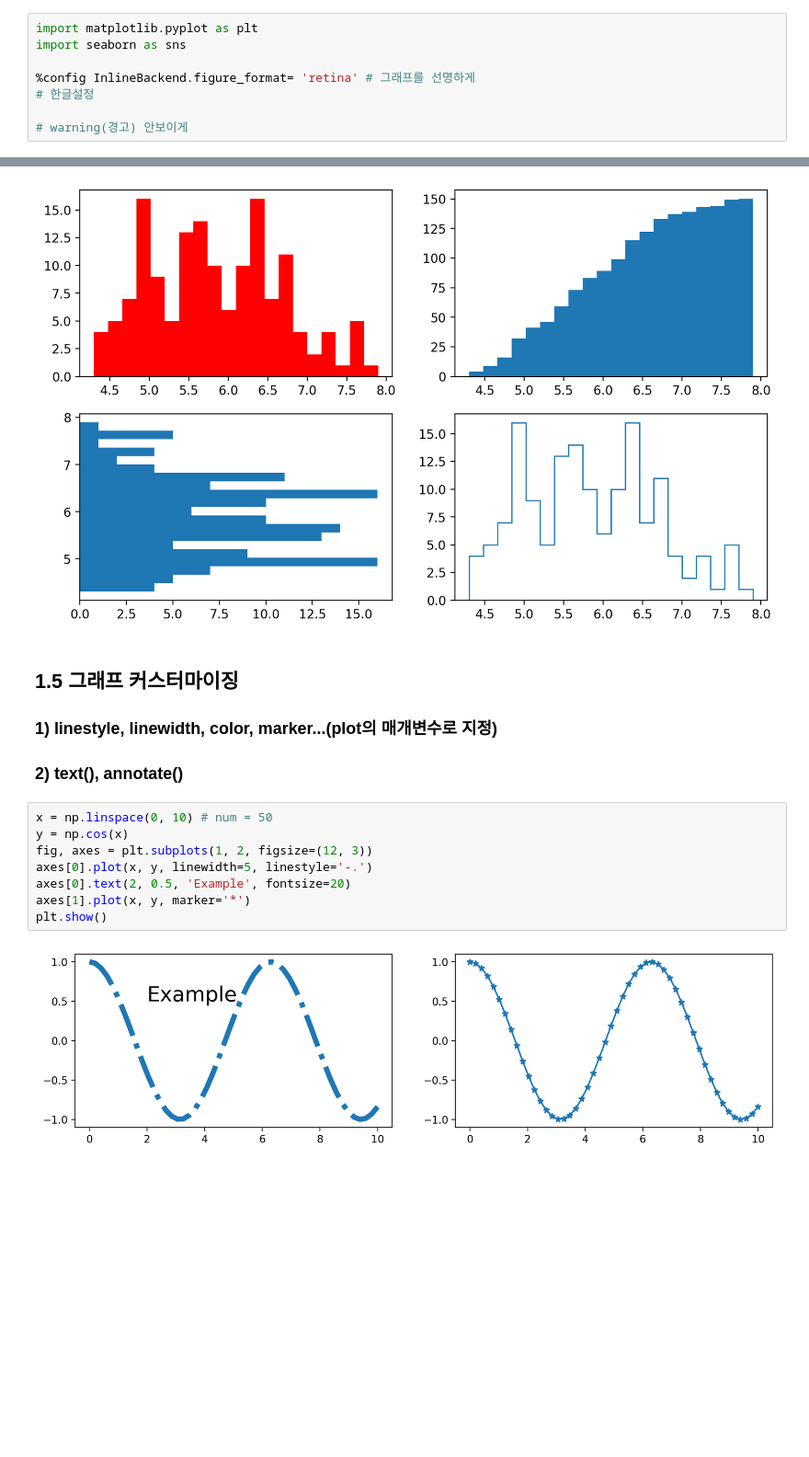
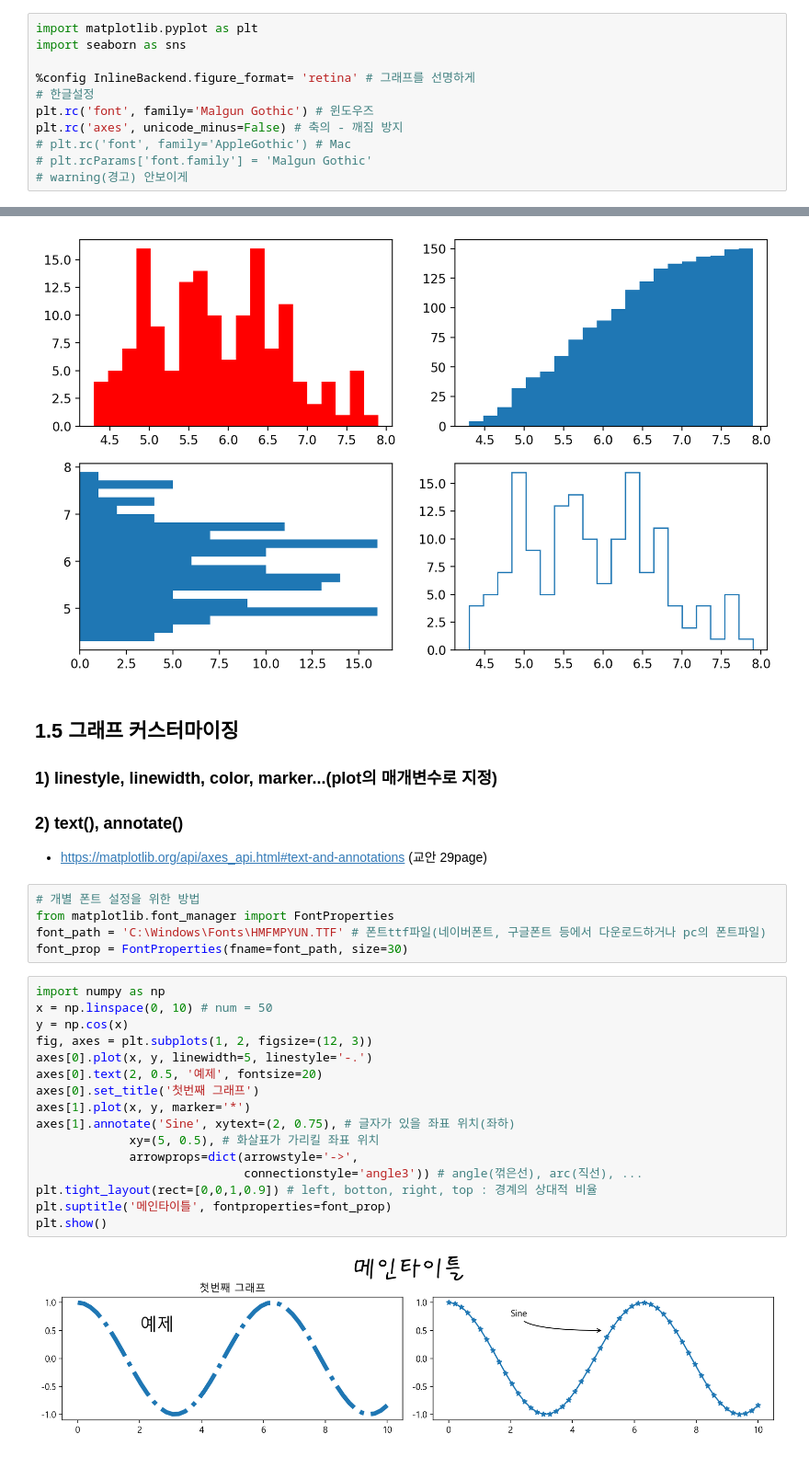
Before and after one commit to Youngsshin/ai_x, a Jupyter notebook: source/01_python/ch12_데이터시각화_1절(matplotlib).ipynb, the cells around one changed output, grey strips where cells are left out. Shown at 92% size. Drawn from its saved outputs; the diff is of its cells as text; blank space fills up the shorter version.

```diff
--- a/source/01_python/ch12_데이터시각화_1절(matplotlib).ipynb
+++ b/source/01_python/ch12_데이터시각화_1절(matplotlib).ipynb
@@ -35,7 +35,10 @@ import seaborn as sns
 
 %config InlineBackend.figure_format= 'retina' # 그래프를 선명하게
 # 한글설정
-
+plt.rc('font', family='Malgun Gothic') # 윈도우즈
+plt.rc('axes', unicode_minus=False) # 축의 - 깨짐 방지
+# plt.rc('font', family='AppleGothic') # Mac
+# plt.rcParams['font.family'] = 'Malgun Gothic'
 # warning(경고) 안보이게
 # %% [markdown]
 ## 1.2 그래프 그리기
@@ -218,13 +221,27 @@ plt.show()
 ## 1.5 그래프 커스터마이징
 ### 1) linestyle, linewidth, color, marker...(plot의 매개변수로 지정)
 ### 2) text(), annotate()
+- https://matplotlib.org/api/axes_api.html#text-and-annotations (교안 29page)
+# %%
+# 개별 폰트 설정을 위한 방법
+from matplotlib.font_manager import FontProperties
+font_path = 'C:\Windows\Fonts\HMFMPYUN.TTF' # 폰트ttf파일(네이버폰트, 구글폰트 등에서 다운로드하거나 pc의 폰트파일)
+font_prop = FontProperties(fname=font_path, size=30)
 # %%
+import numpy as np
 x = np.linspace(0, 10) # num = 50
 y = np.cos(x)
 fig, axes = plt.subplots(1, 2, figsize=(12, 3))
 axes[0].plot(x, y, linewidth=5, linestyle='-.')
-axes[0].text(2, 0.5, 'Example', fontsize=20)
+axes[0].text(2, 0.5, '예제', fontsize=20)
+axes[0].set_title('첫번째 그래프')
 axes[1].plot(x, y, marker='*')
+axes[1].annotate('Sine', xytext=(2, 0.75), # 글자가 있을 좌표 위치(좌하)
+             xy=(5, 0.5), # 화살표가 가리킬 좌표 위치
+             arrowprops=dict(arrowstyle='->',
+                             connectionstyle='angle3')) # angle(꺾은선), arc(직선), ...
+plt.tight_layout(rect=[0,0,1,0.9]) # left, botton, right, top : 경계의 상대적 비율
+plt.suptitle('메인타이틀', fontproperties=font_prop)
 plt.show()
 # %% [output]
-[figure, old version]
+[figure, new version]
```
Also changed, not shown: parts of 13 cells of this notebook, 5 other files.
